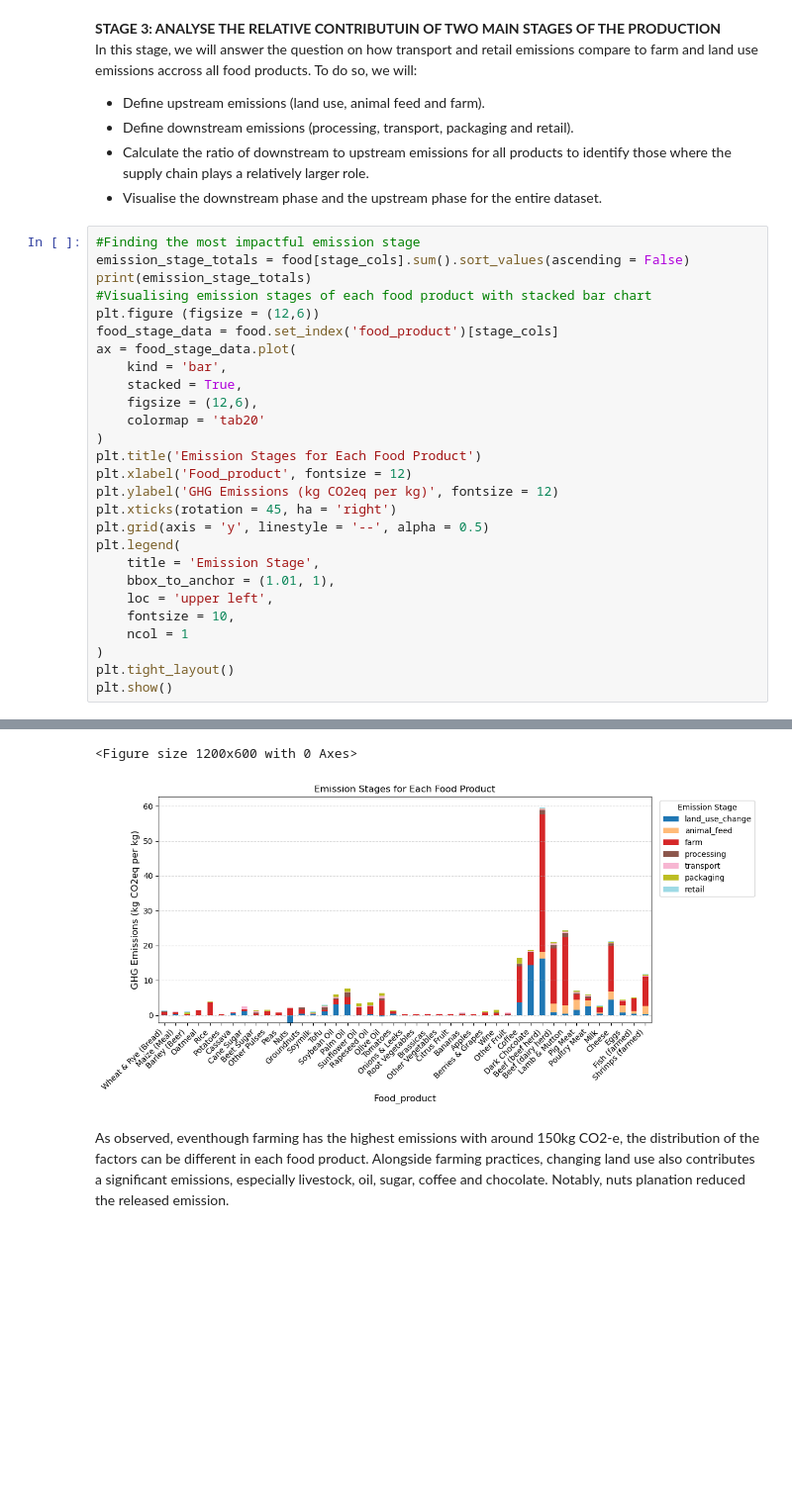
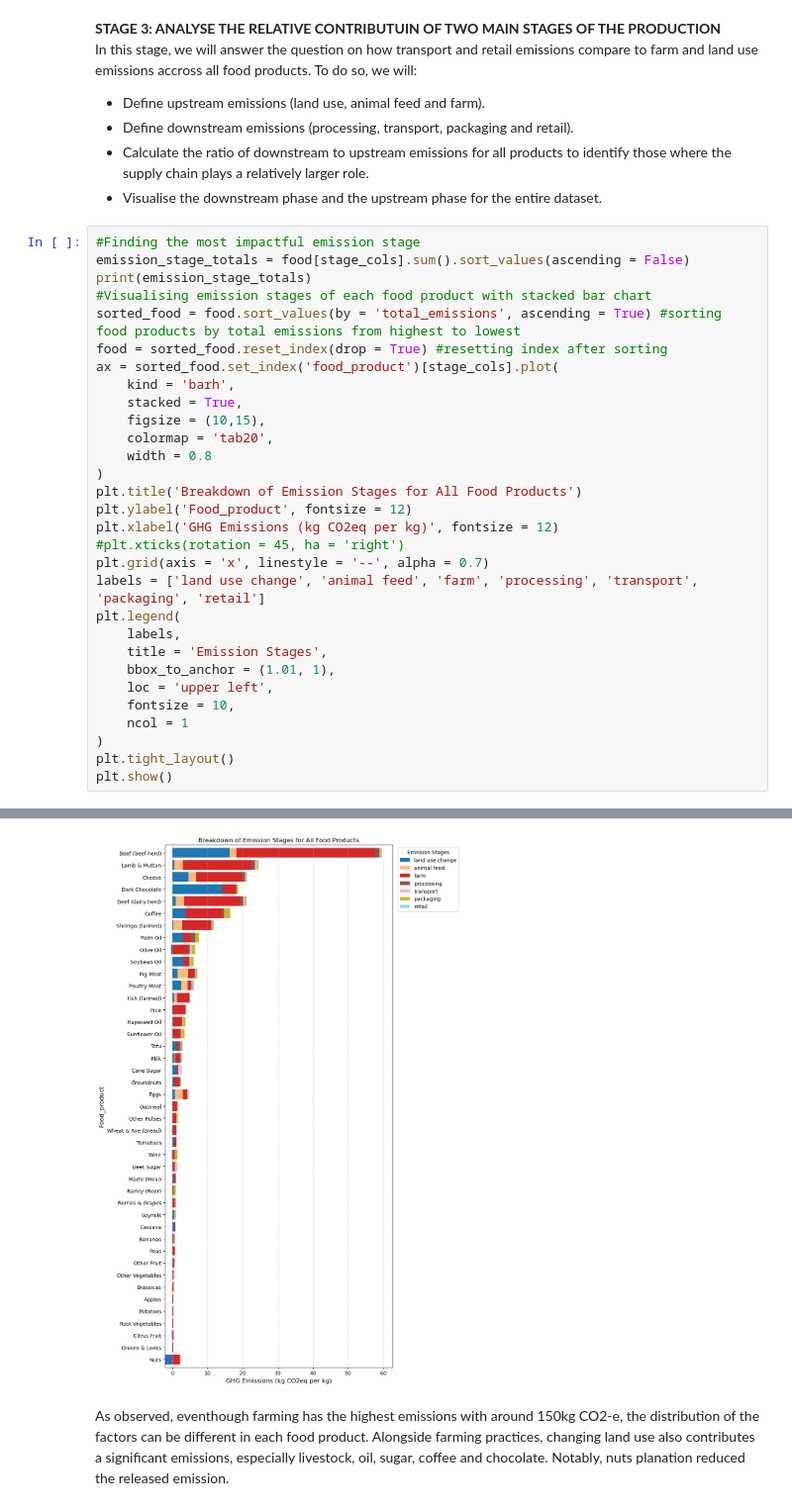
Before and after one commit to dtranmonica/carbon_on_the_plate, a Jupyter notebook: notebooks/data_visualisation.ipynb, the cells around one changed output, grey strips where cells are left out. Shown at 99% size. Drawn from its saved outputs; the diff is of its cells as text; blank space fills up the shorter version.

Commit message:
Changed the stacked bar chart to be horizontal

```diff
--- a/notebooks/data_visualisation.ipynb
+++ b/notebooks/data_visualisation.ipynb
@@ -141,41 +141,43 @@ In this stage, we will answer the question on how transport and retail emissions
 # %%
 #Finding the most impactful emission stage
 emission_stage_totals = food[stage_cols].sum().sort_values(ascending = False)
 print(emission_stage_totals)
 #Visualising emission stages of each food product with stacked bar chart
-plt.figure (figsize = (12,6))
-food_stage_data = food.set_index('food_product')[stage_cols]
-ax = food_stage_data.plot(
-    kind = 'bar',
+sorted_food = food.sort_values(by = 'total_emissions', ascending = True) #sorting food products by total emissions from highest to lowest
+food = sorted_food.reset_index(drop = True) #resetting index after sorting
+ax = sorted_food.set_index('food_product')[stage_cols].plot(
+    kind = 'barh',
     stacked = True,
-    figsize = (12,6),
-    colormap = 'tab20'
+    figsize = (10,15),
+    colormap = 'tab20',
+    width = 0.8
 )
-plt.title('Emission Stages for Each Food Product')
-plt.xlabel('Food_product', fontsize = 12)
-plt.ylabel('GHG Emissions (kg CO2eq per kg)', fontsize = 12)
-plt.xticks(rotation = 45, ha = 'right')
-plt.grid(axis = 'y', linestyle = '--', alpha = 0.5)
+plt.title('Breakdown of Emission Stages for All Food Products')
+plt.ylabel('Food_product', fontsize = 12)
+plt.xlabel('GHG Emissions (kg CO2eq per kg)', fontsize = 12)
+#plt.xticks(rotation = 45, ha = 'right')
+plt.grid(axis = 'x', linestyle = '--', alpha = 0.7)
+labels = ['land use change', 'animal feed', 'farm', 'processing', 'transport', 'packaging', 'retail']
 plt.legend(
-    title = 'Emission Stage',
+    labels,
+    title = 'Emission Stages',
     bbox_to_anchor = (1.01, 1),
     loc = 'upper left',
     fontsize = 10,
     ncol = 1
 )
 plt.tight_layout()
 plt.show()
 # %% [output]
 farm               149.2
 land_use_change     54.2
 animal_feed         19.5
 packaging           11.6
 processing          10.9
 transport            8.4
 retail               3.0
 dtype: float64
-<Figure size 1200x600 with 0 Axes>
-[figure, old version]
+[figure, new version]
 # %% [markdown]
 As observed, eventhough farming has the highest emissions with around 150kg CO2-e, the distribution of the factors can be different in each food product. Alongside farming practices, changing land use also contributes a significant emissions, especially livestock, oil, sugar, coffee and chocolate. Notably, nuts planation reduced the released emission.
 # %%
```
